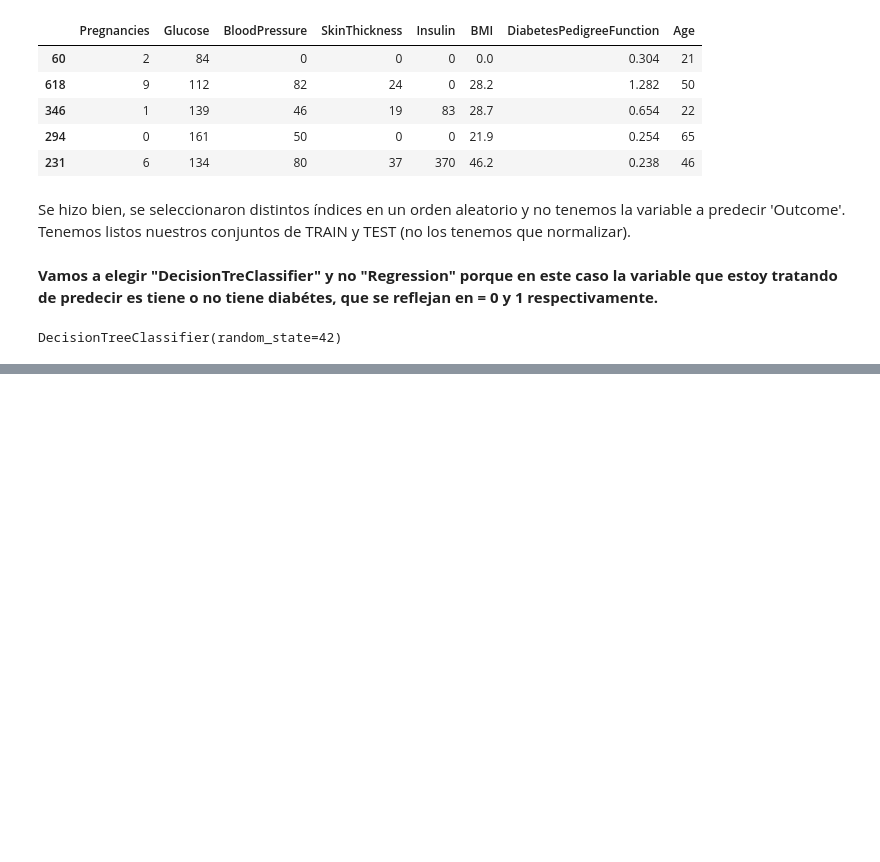
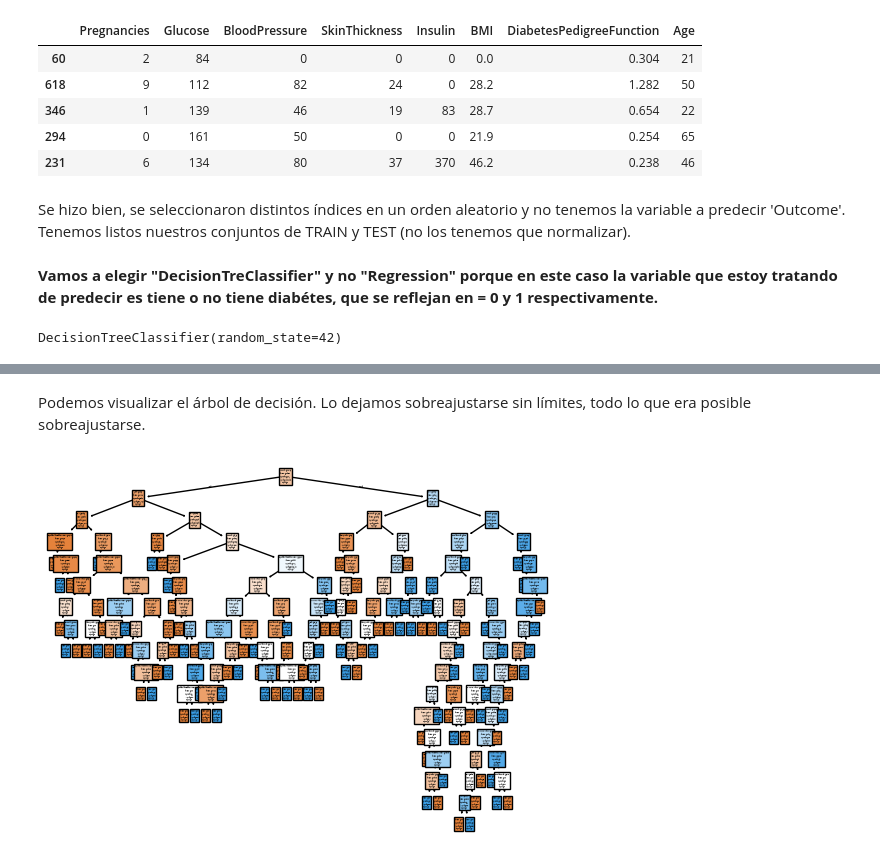
Before and after one commit to Brenda-Carloni/arboles_decision_bren, a Jupyter notebook: src/explore.ipynb, the cells around one changed output, grey strips where cells are left out. Drawn from its saved outputs; the diff is of its cells as text; code cells hidden in the pictures; blank space fills up the shorter version.

Commit message:
Proyecto árbol de decisión

```diff
--- a/src/explore.ipynb
+++ b/src/explore.ipynb
@@ -58,0 +72,18 @@ DecisionTreeClassifier(random_state=42)
+# %% [markdown]
+Podemos visualizar el árbol de decisión. Lo dejamos sobreajustarse sin límites, todo lo que era posible sobreajustarse.
+# %%
+model_entropia = DecisionTreeClassifier(criterion='entropy', random_state=42)
+model_log_loss = DecisionTreeClassifier(criterion='log_loss', random_state=42)
+
+# Ahí tenemos los modelos, los vamos a entrenar:
+
+model_entropia.fit(x_train, y_train)
+model_log_loss.fit(x_train, y_train)
+
+# Y luego los vamos a graficar:
+
+plot_tree(model_entropia, feature_names= list(x_train.columns), class_names=["0", "1"], filled= True)
+
+plt.show()
+# %% [output]
+[figure, added]
```
Also changed, not shown: parts of 11 cells of this notebook.
